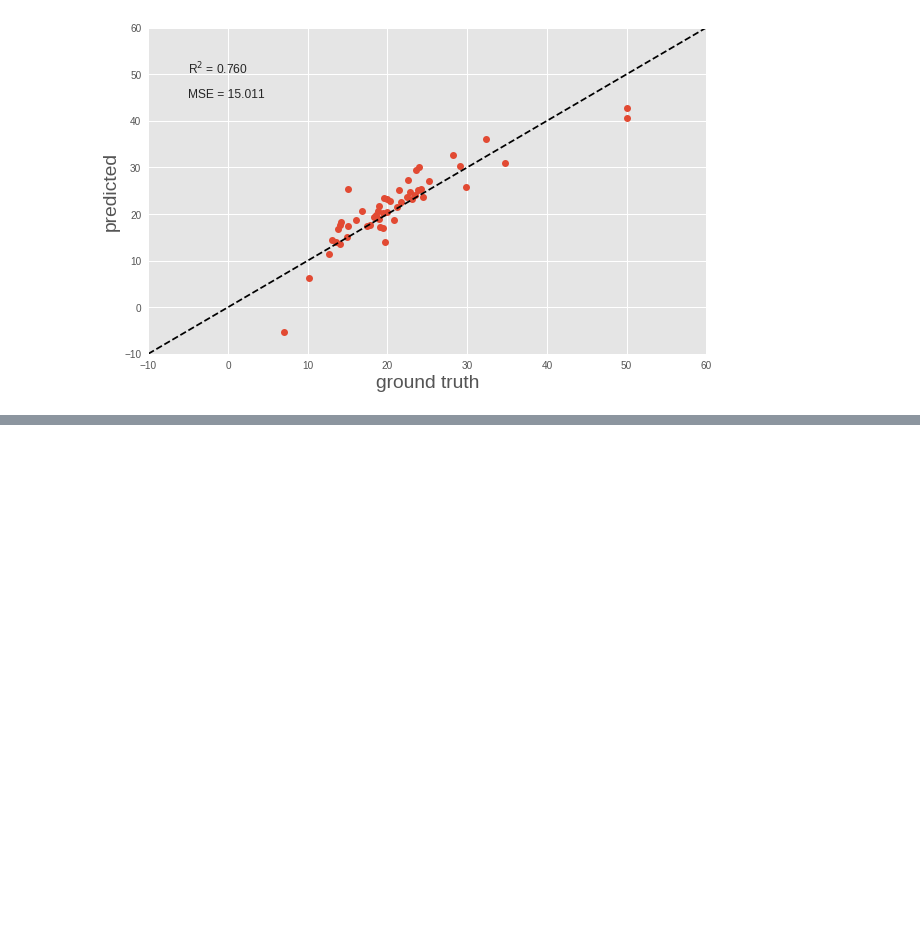
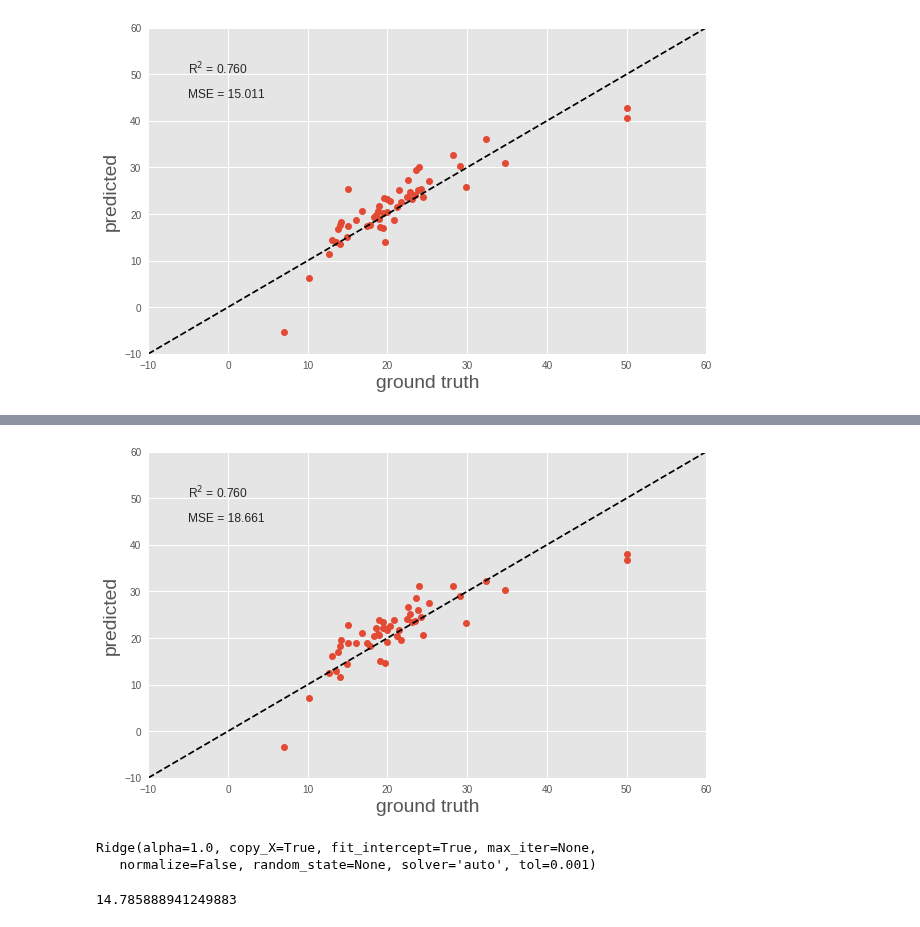
Before and after one commit to kintarou/django-starter, a Jupyter notebook: opencv_machine_learning.ipynb, the cells around one changed output, grey strips where cells are left out. Drawn from its saved outputs; the diff is of its cells as text; code cells hidden in the pictures; blank space fills up the shorter version.

```diff
--- a/opencv_machine_learning.ipynb
+++ b/opencv_machine_learning.ipynb
@@ -373,0 +379,28 @@ dir(cv2.ml)
+# %%
+plt.figure(figsize=(10, 6))
+plt.plot(y_test, y_pred, 'o')
+plt.plot([-10, 60], [-10, 60], 'k--')
+plt.axis([-10, 60, -10, 60])
+plt.xlabel('ground truth')
+plt.ylabel('predicted')
+
+scorestr = r'R$^2$ = %.3f' % linreg.score(X_test, y_test)
+errstr = 'MSE = %.3f' % metrics.mean_squared_error(y_test, y_pred)
+plt.text(-5, 50, scorestr, fontsize=12)
+plt.text(-5, 45, errstr, fontsize=12);
+# %% [output]
+[figure, added]
+# %%
+ridgereg = linear_model.Ridge()
+X_train, X_test, y_train, y_test = model_selection.train_test_split(
+    boston.data, boston.target, test_size=0.1, random_state=42
+)
+ridgereg.fit(X_train, y_train)
+# %% [output]
+Ridge(alpha=1.0, copy_X=True, fit_intercept=True, max_iter=None,
+   normalize=False, random_state=None, solver='auto', tol=0.001)
+# %%
+y_pred = ridgereg.predict(X_test)
+metrics.mean_squared_error(y_test, y_pred)
+# %% [output]
+14.785888941249883
```
Also changed, not shown: parts of 6 cells of this notebook.
